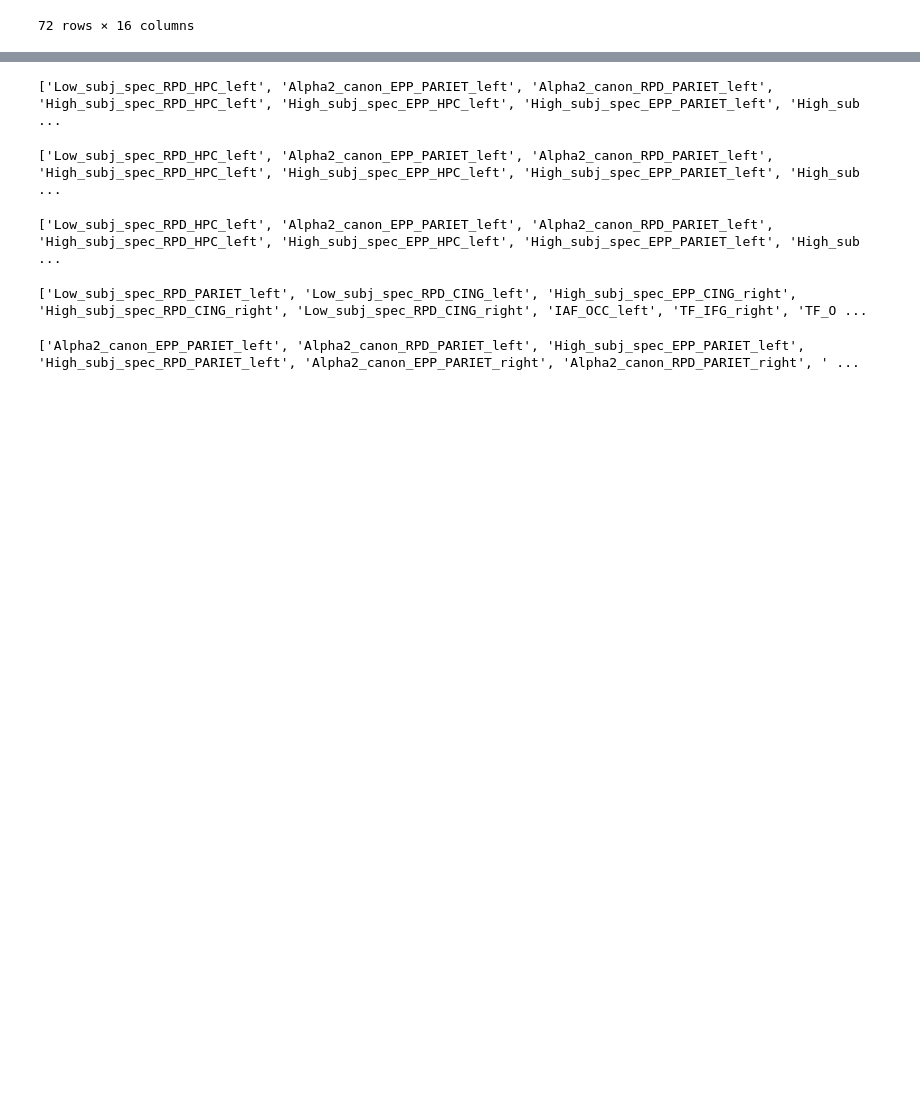
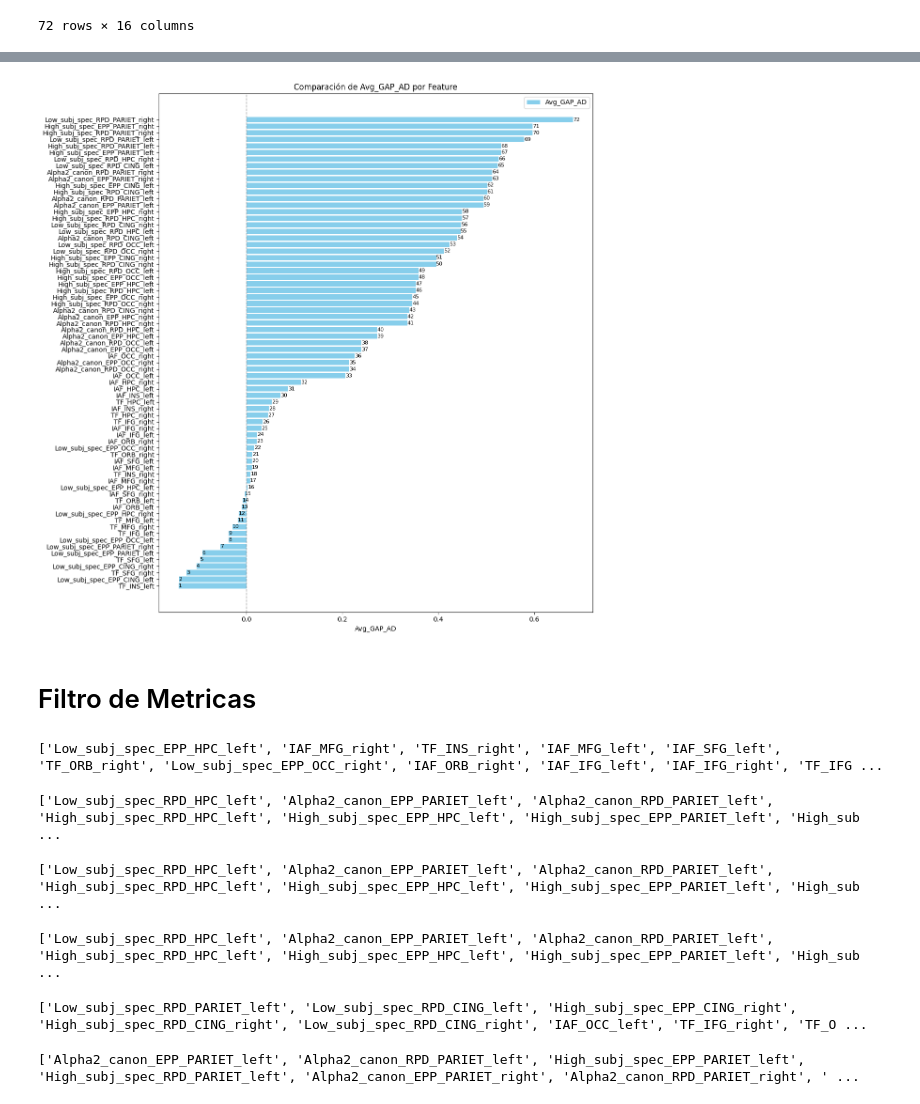
Before and after one commit to carrielfelipe/Brain_Age_with_Patients, a Jupyter notebook: Data_Analysis/Feature_Selection.ipynb, the cells around one changed output, grey strips where cells are left out. Saved outputs shown, nothing was run; the diff lists cells and outputs as text; code cells hidden in the pictures; blank space fills up the shorter version.

```diff
--- a/Data_Analysis/Feature_Selection.ipynb
+++ b/Data_Analysis/Feature_Selection.ipynb
@@ -163,7 +163,7 @@ X_CN_1_scaled = pd.DataFrame(X_CN_1_scaled, columns=X_CN_1.columns)
 
 df_concatenado_CN = pd.concat([X_CN_1, y_CN_1, ID_CN_1], axis=1, ignore_index=False)
 # %%
-best_params = {'alpha': 0.1,
+best_params = {'alpha': 0.01,
  'l1_ratio': 0.1,
  'max_iter': 1000,
  'tol': 0.01}
@@ -444,0 +300,6 @@ results_filtered
+# %%
+import pandas as pd
+
+results_df = pd.read_excel("results_metrics_all_sin_cuba.xlsx")
+# %%
+results_df = results_df.sort_values(by="Avg_GAP_AD")
@@ -445,3 +322,38 @@ results_filtered
+# %%
+import pandas as pd
+import matplotlib.pyplot as plt
+
+# Supongamos que ya tienes el DataFrame cargado
+# df = pd.read_excel("results_metrics_all_sin_cuba.xlsx")
+
+# Gráfico de barras para Avg_GAP_AD
+plt.figure(figsize=(12, 12))
+plt.barh(results_df['Feature'], results_df['Avg_GAP_AD'], color='skyblue', label='Avg_GAP_AD')
+plt.axvline(0, color='gray', linestyle='--', linewidth=1)
+
+# Añadir números al lado de cada etiqueta
+for i, (feature, value) in enumerate(zip(results_df['Feature'], results_df['Avg_GAP_AD'])):
+    plt.text(value, i, f"{i+1}", va='center', ha='left', fontsize=8, color='black')
+
+# Configuración
+plt.xlabel('Avg_GAP_AD')
+plt.title('Comparación de Avg_GAP_AD por Feature')
+plt.legend()
+plt.tight_layout()
+plt.show()
+# %% [output]
+[figure, added]
+# %% [markdown]
+# Filtro de Metricas
+# %%
+filtered_features_all = results_df.loc[(results_df['Avg_GAP_AD'] > 0.0) , 'Feature']
+
+# Convertir a lista
+filtered_features_list_all = filtered_features_all.tolist()
+
+print(filtered_features_list_all)
+# %% [output]
+['Low_subj_spec_EPP_HPC_left', 'IAF_MFG_right', 'TF_INS_right', 'IAF_MFG_left', 'IAF_SFG_left', 'TF_ORB_right', 'Low_subj_spec_EPP_OCC_right', 'IAF_ORB_right', 'IAF_IFG_left', 'IAF_IFG_right', 'TF_IFG ...
 # %%
 filtered_features_all = results_df.loc[(results_df['Avg_GAP_AD'] > 0.0) , 'Feature']
 
```
Also changed, not shown: parts of 10 cells of this notebook, 28 other files.
